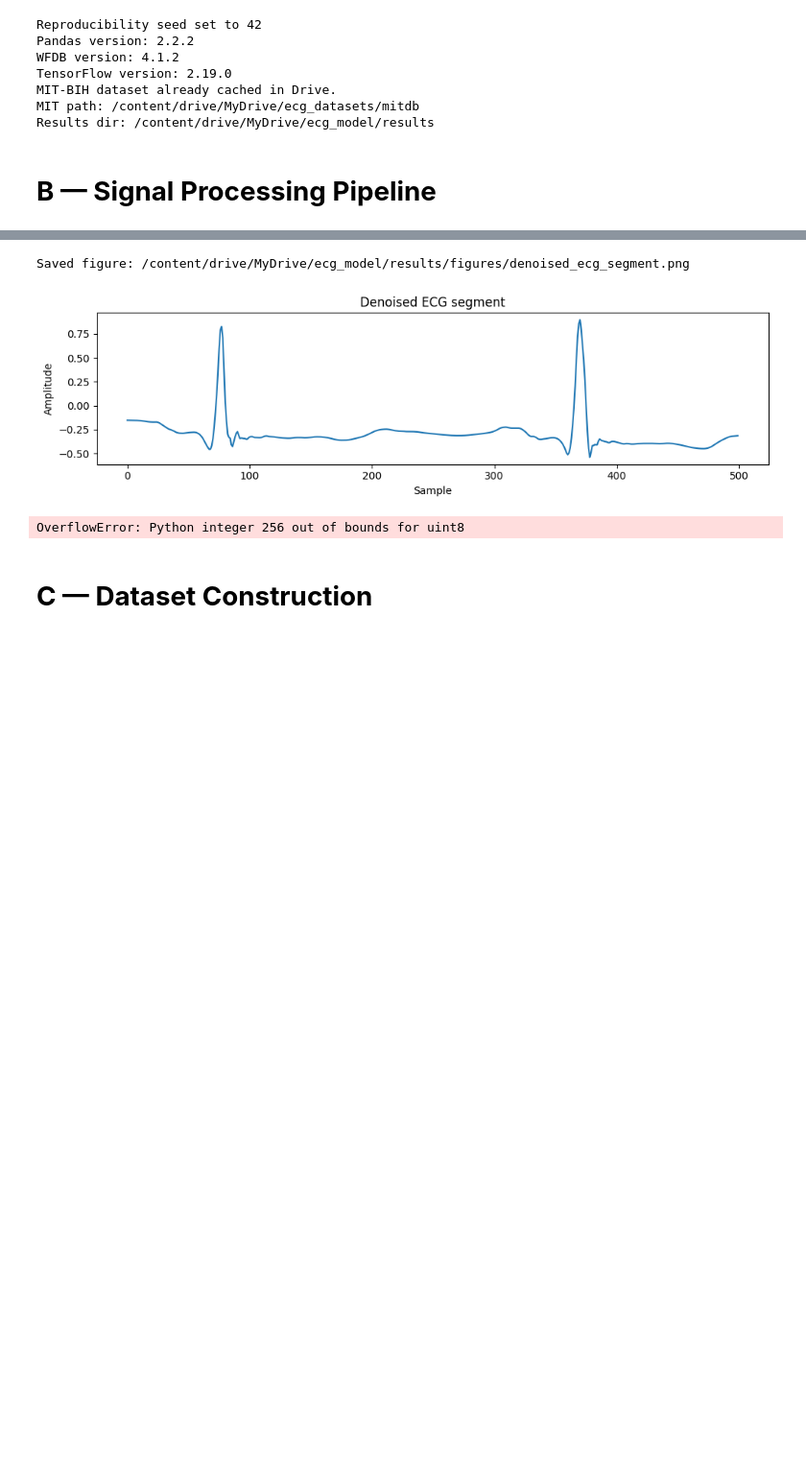
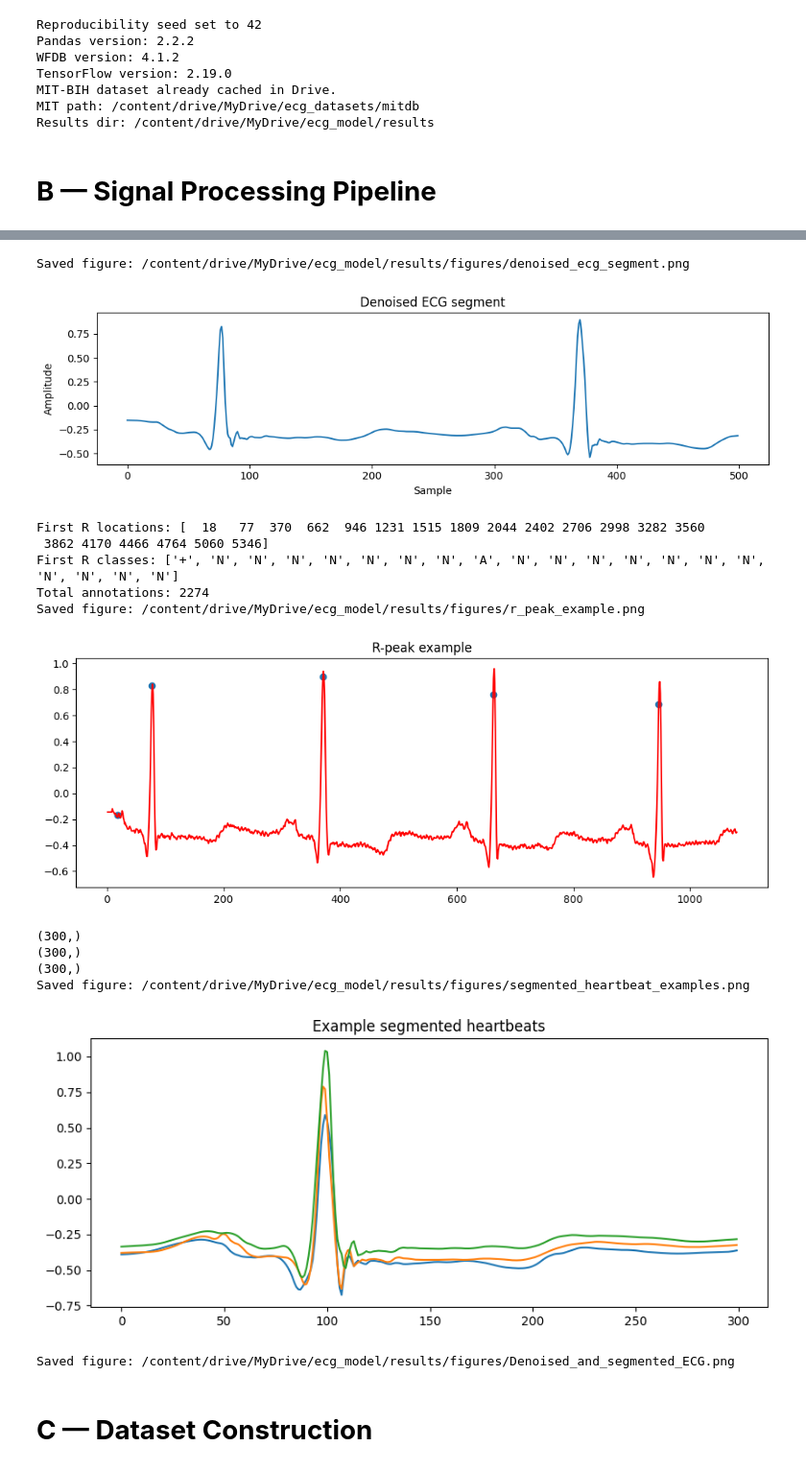
Before and after one commit to romesalarda/comp3226-password-manager-extension, a Jupyter notebook: ecg-arrhythmia-v6.ipynb, the cells around one changed output, grey strips where cells are left out. Shown at 96% size. Cells and saved outputs as stored; diff of their text form; code cells hidden in the pictures; blank space fills up the shorter version.

```diff
--- a/ecg-arrhythmia-v6.ipynb
+++ b/ecg-arrhythmia-v6.ipynb
@@ -605,14 +605,44 @@ plt.show()
 # B7 — R-peak extraction from annotations
 # ==========================================================
 import wfdb
+import numpy as np
+from wfdb.io import annotation as wfdb_annotation
+
+def patch_wfdb_rdann_overflow():
+    """
+    Fixes wfdb rdann OverflowError:
+    'Python integer 256 out of bounds for uint8'
+    Seen with wfdb 4.1.2 + newer NumPy / Python combos.
+    """
+
+    def patched_proc_core_fields(filebytes, bpi):
+        sample_diff = 0
+
+        # Skip code handling
+        if int(filebytes[bpi, 1]) >> 2 == 59:
+            sample_diff = (
+                (int(filebytes[bpi + 1, 0]) << 16)
+                + (int(filebytes[bpi + 1, 1]) << 24)
+                + int(filebytes[bpi + 2, 0])
+                + (int(filebytes[bpi + 2, 1]) << 8)
+            )
+            bpi += 3
+
+        # Actual sample number + annotation type
+        label_store = int(filebytes[bpi, 1]) >> 2
+        sample_diff += int(filebytes[bpi, 0]) + 256 * int(filebytes[bpi, 1] & 3)
+        bpi += 1
+
+        return sample_diff, label_store, bpi
+
+    wfdb_annotation.proc_core_fields = patched_proc_core_fields
+
+patch_wfdb_rdann_overflow()
 
 def safe_rdann(record_path, extension="atr"):
     ann = wfdb.rdann(record_path, extension)
-
-    # Force safe Python int (fix overflow bug)
-    ann.sample = np.array(ann.sample, dtype=np.int64)
+    ann.sample = np.asarray(ann.sample, dtype=np.int64)
     ann.symbol = list(ann.symbol)
-
     return ann
 
 annotation = safe_rdann(record_path_100, "atr")
@@ -623,7 +653,6 @@ Rclass = annotation.symbol
 print("First R locations:", Rlocation[:20])
 print("First R classes:", Rclass[:20])
 print("Total annotations:", len(Rclass))
-
 # ==========================================================
 # B8 — R-peak visualisation
 # ==========================================================
@@ -693,34 +722,45 @@ plt.show()
 Number of records: 48
 ['100', '101', '102', '103', '104', '105', '106', '107', '108', '109', '111', '112', '113', '114', '115', '116', '117', '118', '119', '121', '122', '123', '124', '200', '201', '202', '203', '205', '20 ...
 <class 'numpy.ndarray'>
 (650000,)
 {'fs': 360, 'sig_len': 650000, 'n_sig': 2, 'base_date': None, 'base_time': None, 'units': ['mV', 'mV'], 'sig_name': ['MLII', 'V5'], 'comments': ['69 M 1085 1629 x1', 'Aldomet, Inderal']}
 Saved figure: /content/drive/MyDrive/ecg_model/results/figures/raw_ecg_patient_100.png
 [figure]
 Signal of patient 100 extracted
 Signal of patient 101 extracted
 Signal of patient 102 extracted
 Signal of patient 103 extracted
 Signal of patient 104 extracted
 Signal of patient 105 extracted
 Signal of patient 106 extracted
 Signal of patient 107 extracted
 Signal of patient 108 extracted
 Signal of patient 109 extracted
 Signal of patient 111 extracted
 Signal of patient 112 extracted
 ... (33 lines left out)
 Signal of patient 232 extracted
 Signal of patient 233 extracted
 Signal of patient 234 extracted
 Saved figure: /content/drive/MyDrive/ecg_model/results/figures/ecg_signal_10s_patient_100.png
 [figure]
 {'fs': 360, 'sig_len': 650000, 'n_sig': 2, 'base_date': None, 'base_time': None, 'units': ['mV', 'mV'], 'sig_name': ['MLII', 'V5'], 'comments': ['69 M 1085 1629 x1', 'Aldomet, Inderal'], 'resolution': ...
 Saved figure: /content/drive/MyDrive/ecg_model/results/figures/raw_ecg_segment.png
 [figure]
 Saved figure: /content/drive/MyDrive/ecg_model/results/figures/denoised_ecg_segment.png
 [figure]
-OverflowError: Python integer 256 out of bounds for uint8
+First R locations: [  18   77  370  662  946 1231 1515 1809 2044 2402 2706 2998 3282 3560
+ 3862 4170 4466 4764 5060 5346]
+First R classes: ['+', 'N', 'N', 'N', 'N', 'N', 'N', 'N', 'A', 'N', 'N', 'N', 'N', 'N', 'N', 'N', 'N', 'N', 'N', 'N']
+Total annotations: 2274
+Saved figure: /content/drive/MyDrive/ecg_model/results/figures/r_peak_example.png
+[figure, added]
+(300,)
+(300,)
+(300,)
+Saved figure: /content/drive/MyDrive/ecg_model/results/figures/segmented_heartbeat_examples.png
+[figure, added]
+Saved figure: /content/drive/MyDrive/ecg_model/results/figures/Denoised_and_segmented_ECG.png
 # %% [markdown]
 # **C — Dataset Construction**
 # %%
```
Also changed, not shown: parts of 14 cells of this notebook.
